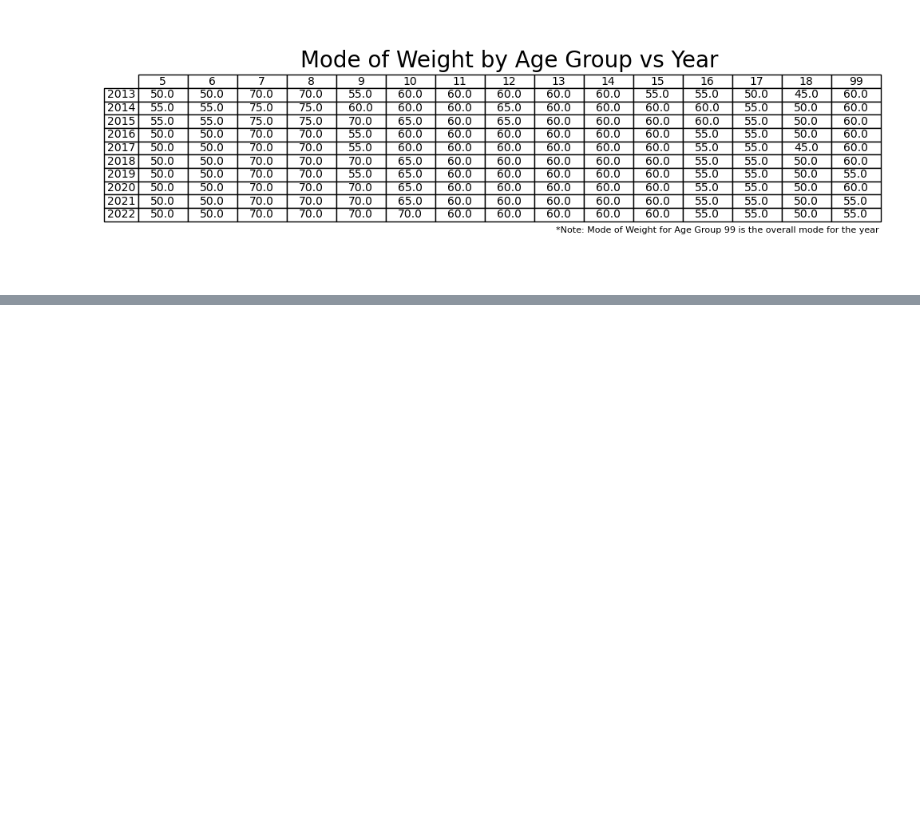
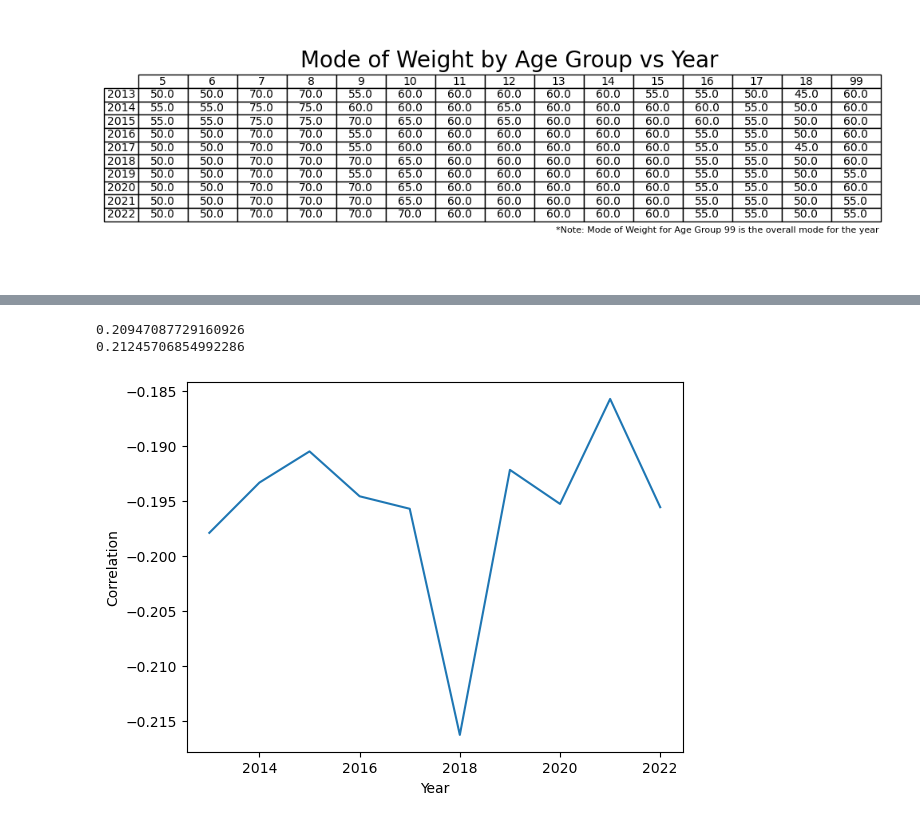
Before and after one commit to tjohns94/csd230finalproject, a Jupyter notebook: explore_wwhs.ipynb, the cells around one changed output, grey strips where cells are left out. Cells and saved outputs as stored; diff of their text form; code cells hidden in the pictures; blank space fills up the shorter version.

```diff
--- a/explore_wwhs.ipynb
+++ b/explore_wwhs.ipynb
@@ -363,0 +402,13 @@ plt.show()
+# %%
+# Append new entries to 'age_group_en' for 'age_groups' with value 'total', with 'weight' as the mean of '체중(5kg단위)' for each year in 'age_wwhs'
+
+for year in age_wwhs['기준년도'].unique():
+    temp_df = age_wwhs[age_wwhs['기준년도'] == year]
+    new_row = {'year': year, 'age_groups': 'total', 'weight': temp_df['체중(5kg단위)'].mean(), 'waist': temp_df['허리둘레'].mean(), 'sight_left': temp_df['시력(좌)'].mean(), 'sight_right': temp_df['시력(우)'].mean(), 'los_left': temp_df['los_left'].mean(), 'los_right': temp_df['los_right'].mean(), 'hearing_left': temp_df['청력(좌)'].mean(), 'hearing_right': temp_df['청력(우)'].mean(), 'wow_ratio': temp_df['waist_over_weight_ratio'].mean()}
+    age_group_en.loc[len(age_group_en)] = new_row
+# %%
+print(age_group_en[(age_group_en['age_groups']=='total') & (age_group_en['year'] >= 2017)]['weight'].diff().mean())
+print(age_group_en[age_group_en['age_groups']=='total']['weight'].diff().mean())
+# %% [output]
+0.20947087729160926
+0.21245706854992286
@@ -363,0 +417,15 @@ plt.show()
+# %%
+# Calculate correlation between '체중(5kg단위)' and '연령대코드(5세단위)' in 'age_wwhs' for each year ('기준년도')
+correlation_df = pd.DataFrame(columns=['year', 'correlation'])
+for year in age_wwhs['기준년도'].unique():
+    temp_df = age_wwhs[age_wwhs['기준년도'] == year]
+    correlation = temp_df['체중(5kg단위)'].corr(temp_df['연령대코드(5세단위)'])
+    new_row = {'year': year, 'correlation': correlation}
+    correlation_df.loc[len(correlation_df)] = new_row
+# %%
+plt.plot(correlation_df['year'], correlation_df['correlation'])
+plt.xlabel('Year')
+plt.ylabel('Correlation')
+plt.show()
+# %% [output]
+[figure, added]
```
Also changed, not shown: parts of 10 cells of this notebook, 21 other files.
